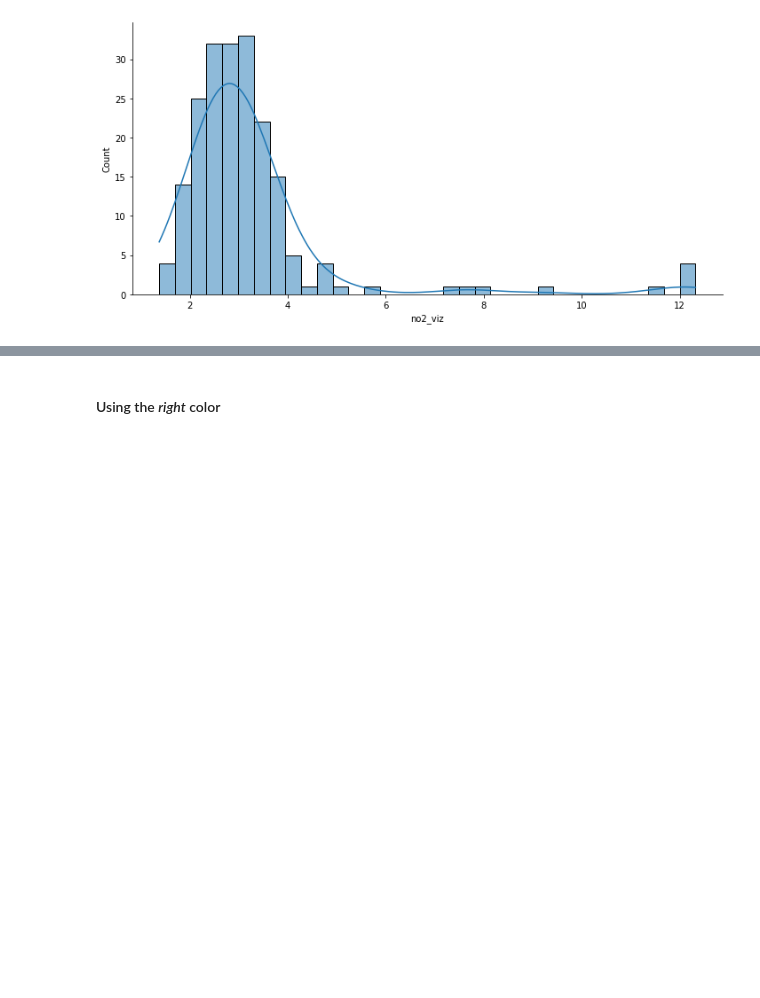
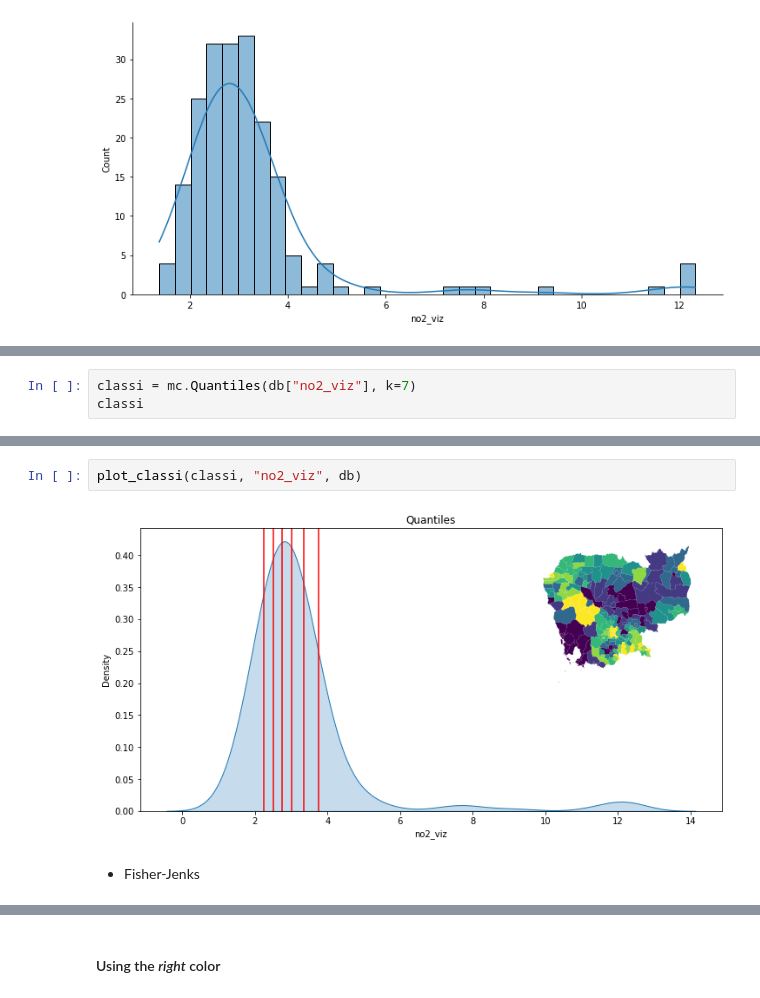
Before and after one commit to darribas/gds4ae, a Jupyter notebook: docs/_sources/content/notebooks/03-Geovisualisation.ipynb, the cells around one changed output, grey strips where cells are left out. Saved outputs shown, nothing was run; the diff lists cells and outputs as text; blank space fills up the shorter version.

```diff
--- a/docs/_sources/content/notebooks/03-Geovisualisation.ipynb
+++ b/docs/_sources/content/notebooks/03-Geovisualisation.ipynb
@@ -131,0 +189,3 @@ Point to further algos
+# %%
+classi = mc.Quantiles(db["no2_viz"], k=7)
+classi
@@ -131,0 +204,6 @@ Point to further algos
+# %%
+plot_classi(classi, "no2_viz", db)
+# %% [output]
+[figure, added]
+# %% [markdown]
+- Fisher-Jenks
```
Also changed, not shown: parts of 44 cells of this notebook, 26 other files.
